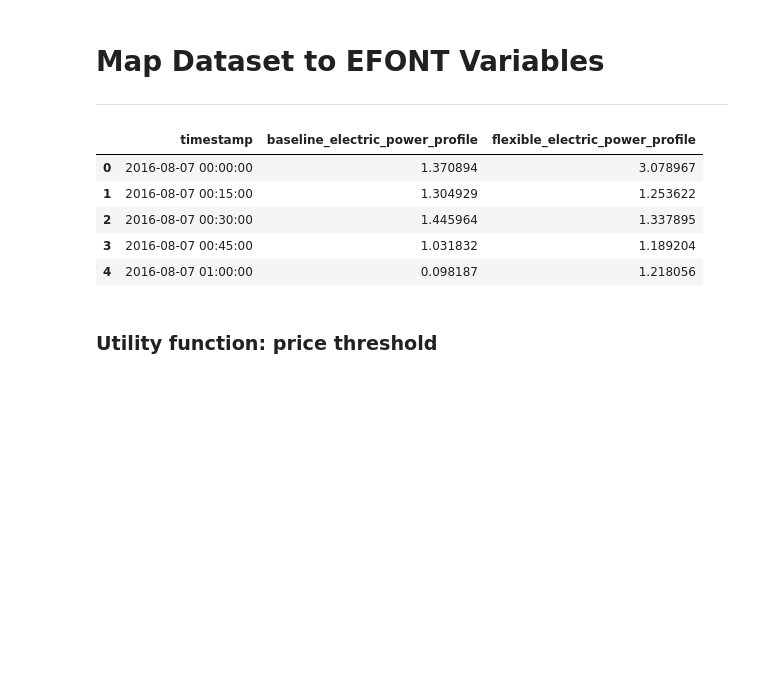
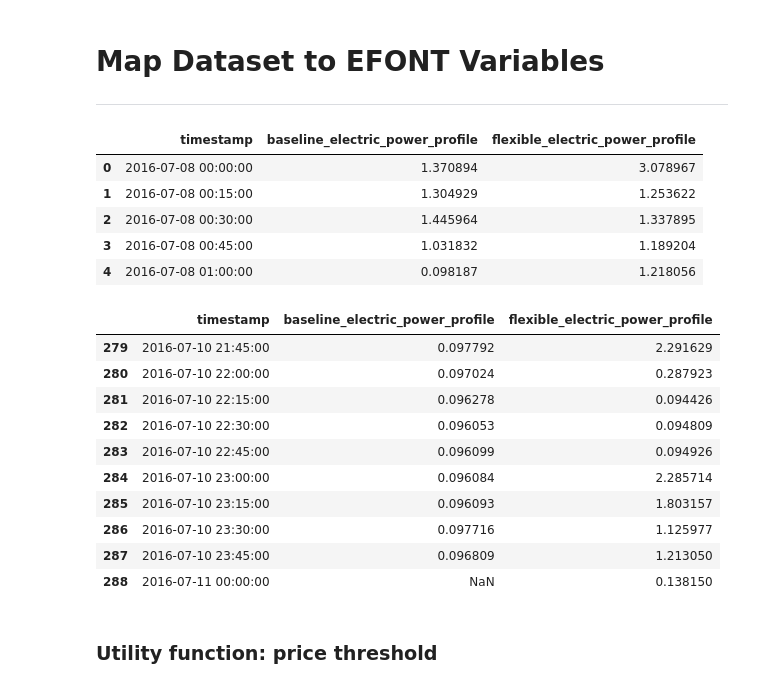
Before and after one commit to HichamJohra/energy_flexibility_kpis, a Jupyter notebook: examples/demo_kpi_validation_calculation.ipynb, the cells around one changed output. Saved outputs shown, nothing was run; the diff lists cells and outputs as text; code cells hidden in the pictures; blank space fills up the shorter version.

```diff
--- a/examples/demo_kpi_validation_calculation.ipynb
+++ b/examples/demo_kpi_validation_calculation.ipynb
@@ -473,38 +475,50 @@ for scenario, column_name in scenarios.items():
         #for row in timestamp_values_label[:5]:
         #    print(row)
 
         # Extract timestamps and values from the rows
         timestamps_label, values_label = zip(*timestamp_values_label)
 
         # Resample the values
         values_series_label = pd.Series(values_label, index=timestamps_label)
 
         resampled_series_label = values_series_label.resample('15T').mean()
 
         # TO DO: add unit in the graph, query it and depending on the unit convert the values (eg from W to kW)
 
         # Create columns for label and sensor data for each scenario
         if f'{column_name}electric_power_profile' in data_dict:
             data_dict[f'{column_name}electric_power_profile'] += resampled_series_label
         else:
             data_dict[f'{column_name}electric_power_profile'] = resampled_series_label
 
 
 # Create a DataFrame from the data dictionary
 data = pd.DataFrame(data_dict)
 
 # Reset the index to convert the timestamp index to a column
 data = data.rename_axis('timestamp').reset_index()
 
 # Print the DataFrame
 display(data.head(5))
+display(data.tail(10))
 # %% [output]
 |  | timestamp | baseline_electric_power_profile | flexible_electric_power_profile |
-| 0 | 2016-08-07 00:00:00 | 1.370894 | 3.078967 |
-| 1 | 2016-08-07 00:15:00 | 1.304929 | 1.253622 |
-| 2 | 2016-08-07 00:30:00 | 1.445964 | 1.337895 |
-| 3 | 2016-08-07 00:45:00 | 1.031832 | 1.189204 |
-| 4 | 2016-08-07 01:00:00 | 0.098187 | 1.218056 |
+| 0 | 2016-07-08 00:00:00 | 1.370894 | 3.078967 |
+| 1 | 2016-07-08 00:15:00 | 1.304929 | 1.253622 |
+| 2 | 2016-07-08 00:30:00 | 1.445964 | 1.337895 |
+| 3 | 2016-07-08 00:45:00 | 1.031832 | 1.189204 |
+| 4 | 2016-07-08 01:00:00 | 0.098187 | 1.218056 |
+|  | timestamp | baseline_electric_power_profile | flexible_electric_power_profile |
+| 279 | 2016-07-10 21:45:00 | 0.097792 | 2.291629 |
+| 280 | 2016-07-10 22:00:00 | 0.097024 | 0.287923 |
+| 281 | 2016-07-10 22:15:00 | 0.096278 | 0.094426 |
+| 282 | 2016-07-10 22:30:00 | 0.096053 | 0.094809 |
+| 283 | 2016-07-10 22:45:00 | 0.096099 | 0.094926 |
+| 284 | 2016-07-10 23:00:00 | 0.096084 | 2.285714 |
+| 285 | 2016-07-10 23:15:00 | 0.096093 | 1.803157 |
+| 286 | 2016-07-10 23:30:00 | 0.097716 | 1.125977 |
+| 287 | 2016-07-10 23:45:00 | 0.096809 | 1.213050 |
+| 288 | 2016-07-11 00:00:00 | NaN | 0.138150 |
 # %% [markdown]
 ### Utility function: price threshold
 # %%
```
Also changed, not shown: parts of 9 cells of this notebook, 2 other files.
